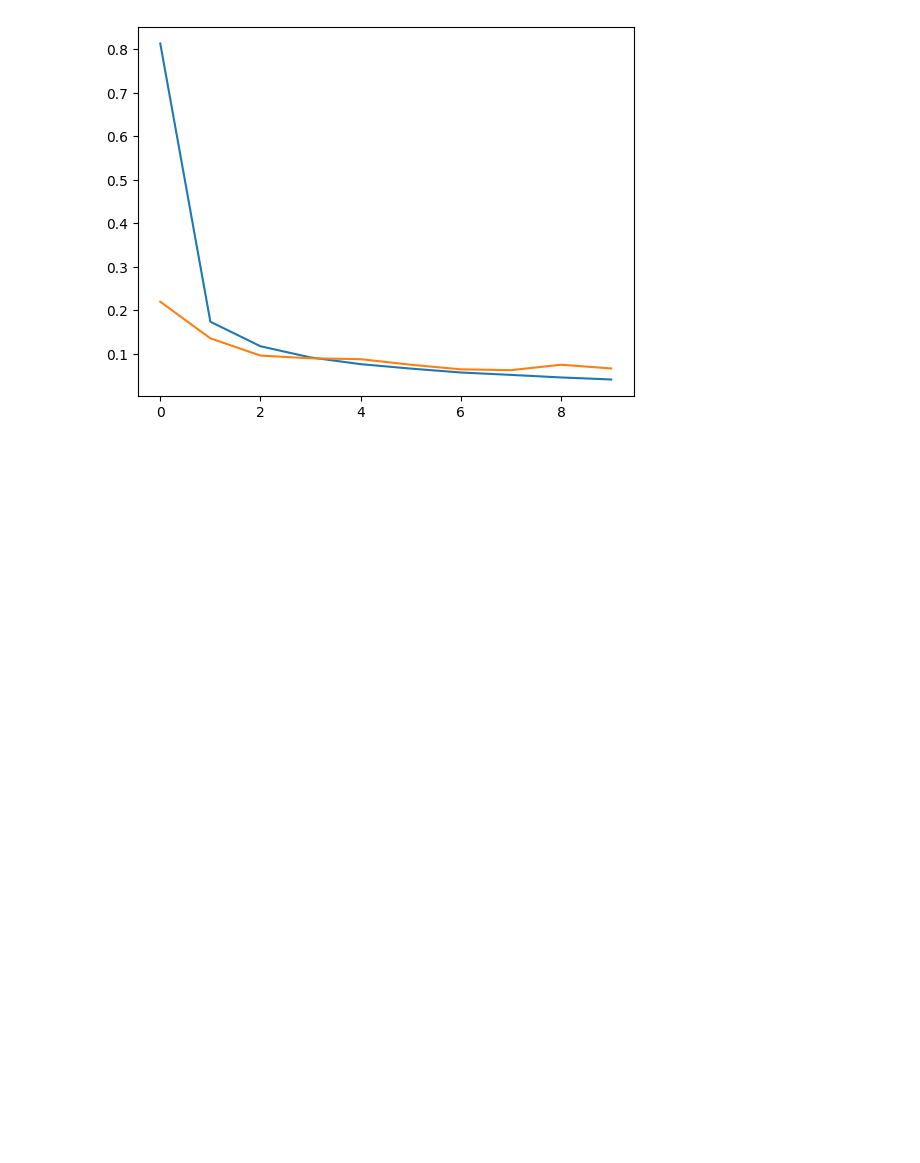
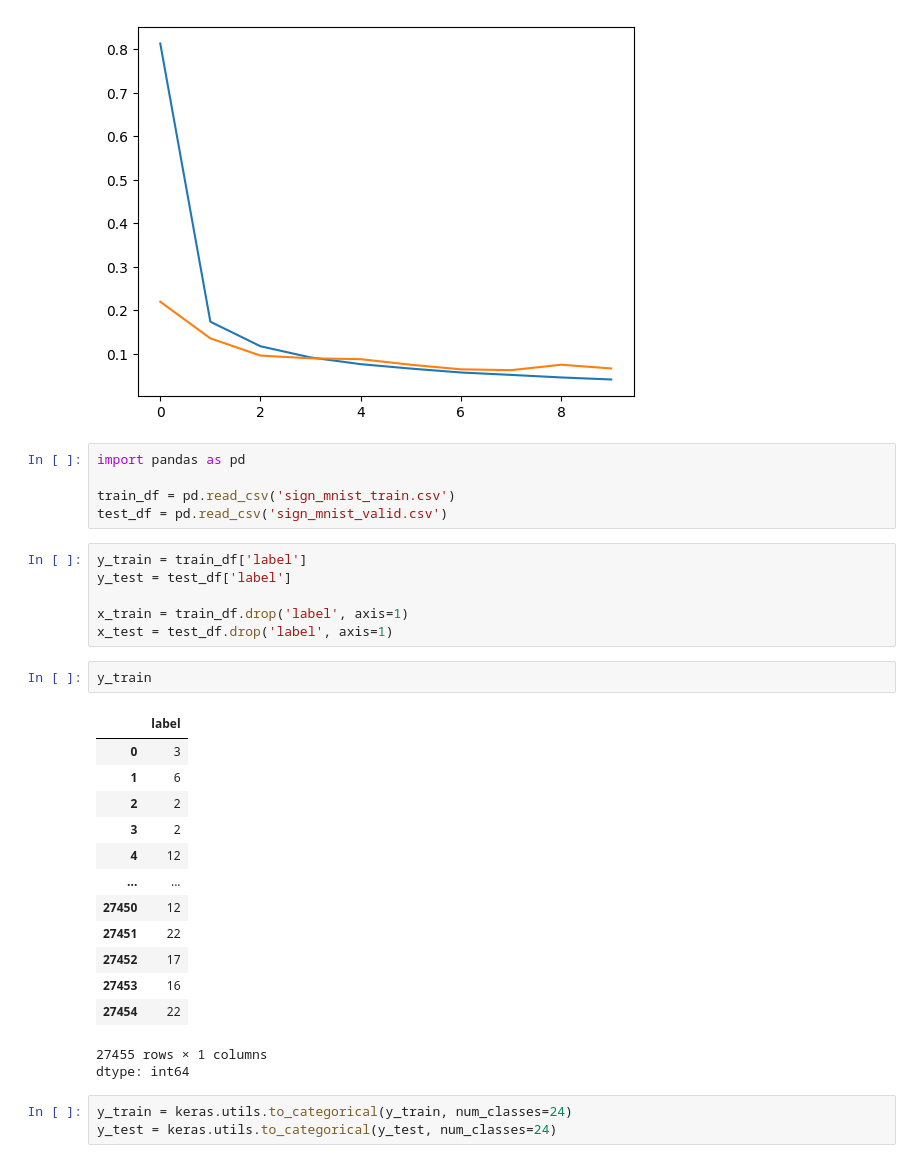
Before and after one commit to meet-senjaliya/Pythone_Jp, a Jupyter notebook: MNIST DL.ipynb, the cells around one changed output. Saved outputs shown, nothing was run; the diff lists cells and outputs as text; blank space fills up the shorter version.

```diff
--- a/MNIST DL.ipynb
+++ b/MNIST DL.ipynb
@@ -125,3 +125,34 @@ plt.plot(history.history['val_loss'])
 plt.show()
 # %% [output]
 [figure]
+# %%
+import pandas as pd
+
+train_df = pd.read_csv('sign_mnist_train.csv')
+test_df = pd.read_csv('sign_mnist_valid.csv')
+# %%
+y_train = train_df['label']
+y_test = test_df['label']
+
+x_train = train_df.drop('label', axis=1)
+x_test = test_df.drop('label', axis=1)
+# %%
+y_train
+# %% [output]
+|  | label |
+| 0 | 3 |
+| 1 | 6 |
+| 2 | 2 |
+| 3 | 2 |
+| 4 | 12 |
+| ... | ... |
+| 27450 | 12 |
+| 27451 | 22 |
+| 27452 | 17 |
+| 27453 | 16 |
+| 27454 | 22 |
+27455 rows × 1 columns
+dtype: int64
+# %%
+y_train = keras.utils.to_categorical(y_train, num_classes=24)
+y_test = keras.utils.to_categorical(y_test, num_classes=24)
```
Also changed, not shown: parts of 8 cells of this notebook.
